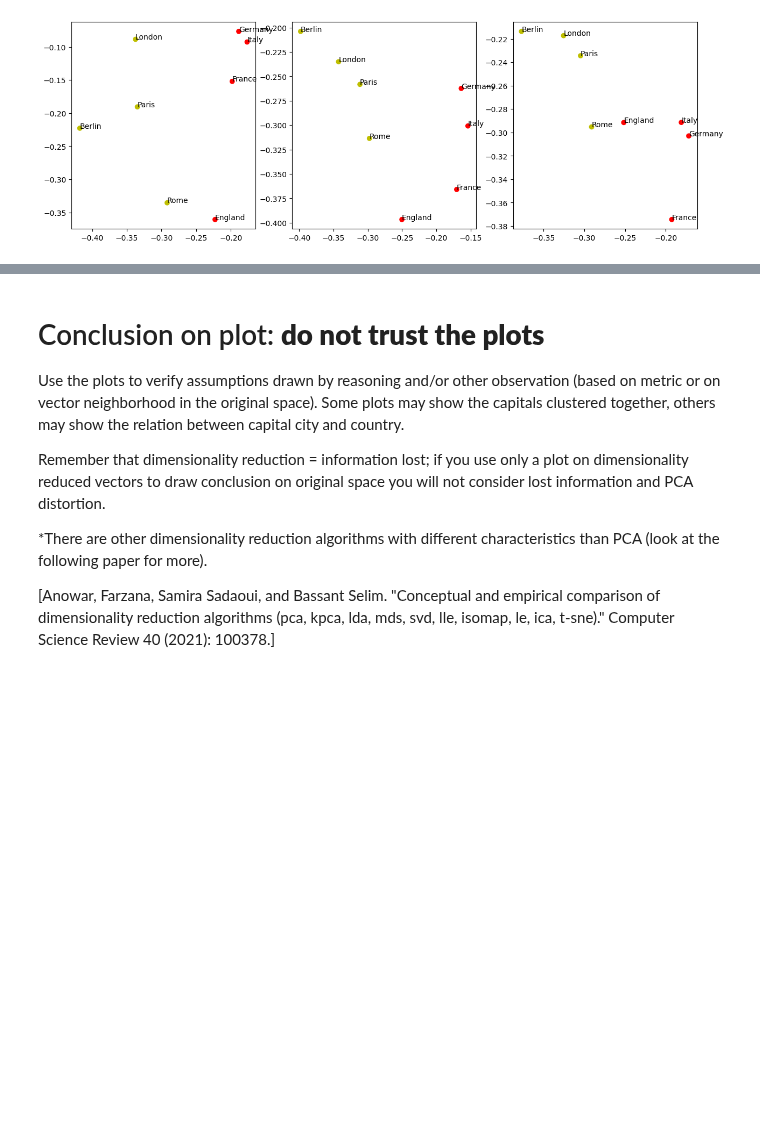
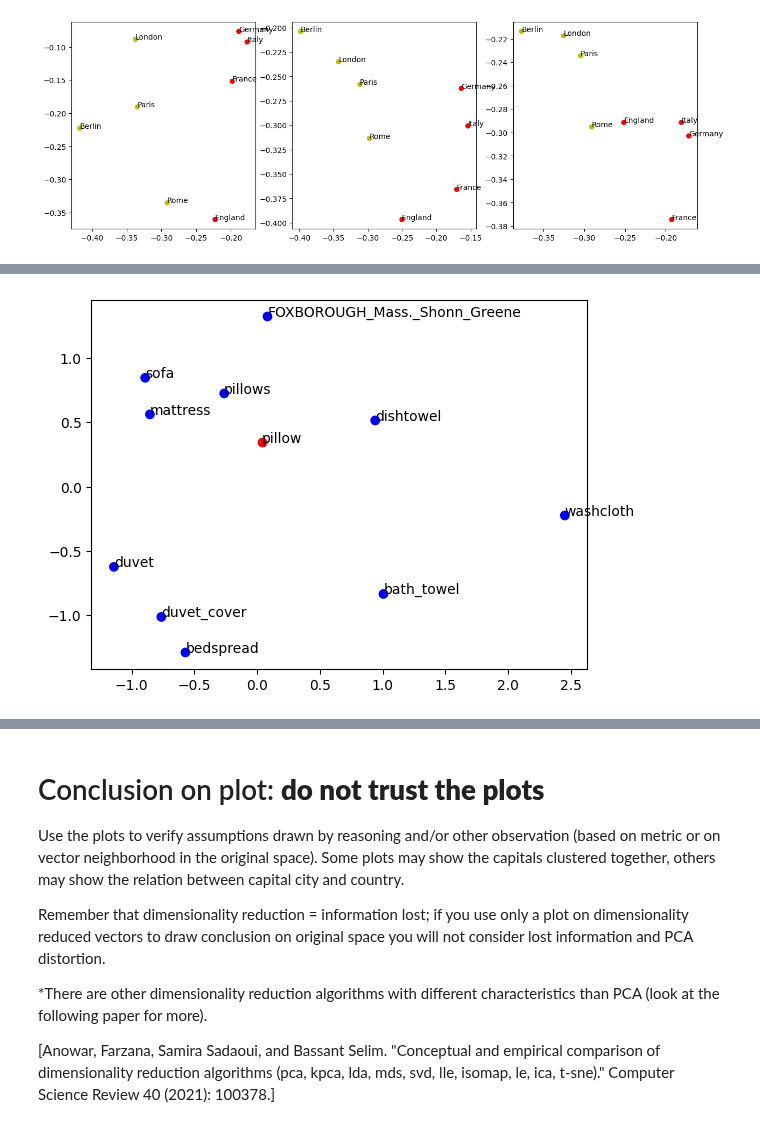
Before and after one commit to MarioAvolio/AI-Project, a Jupyter notebook: wordemb/1_Introduction_to_Word_Embeddings_with_Gensim.ipynb, the cells around one changed output, grey strips where cells are left out. Drawn from its saved outputs; the diff is of its cells as text; code cells hidden in the pictures; blank space fills up the shorter version.

```diff
--- a/wordemb/1_Introduction_to_Word_Embeddings_with_Gensim.ipynb
+++ b/wordemb/1_Introduction_to_Word_Embeddings_with_Gensim.ipynb
@@ -547,0 +552,5 @@ quick_plots(words = words,
+# %%
+pillow_most_similars = model.most_similar("pillow")
+laptop_most_similars = model.most_similar("laptop")
+
+pillow_most_similars, laptop_most_similars
@@ -547,0 +578,17 @@ quick_plots(words = words,
+# %%
+pillow_most_similars = [x for x,y in pillow_most_similars]
+laptop_most_similars = [x for x,y in laptop_most_similars]
+# %%
+quick_plot(
+    words=pillow_most_similars,
+    embedding=model,
+    plot=False # we add another point and we plot later
+    )
+
+pillow = model["pillow"].reshape(1, -1)
+pillow = pca.transform(np.array(pillow))
+plt.scatter(pillow[:, 0], pillow[:, 1], c = 'red')
+plt.annotate("pillow", xy=(pillow[0, 0], pillow[0, 1]))
+plt.show()
+# %% [output]
+[figure, added]
```
Also changed, not shown: parts of 6 cells of this notebook.
